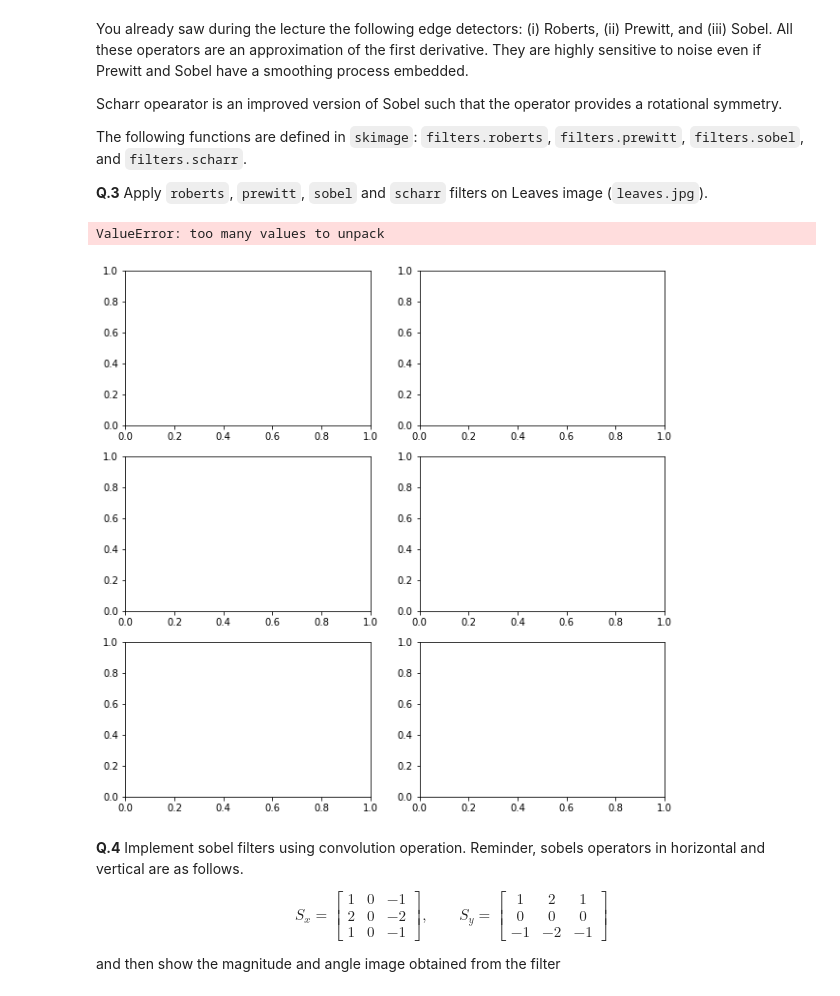
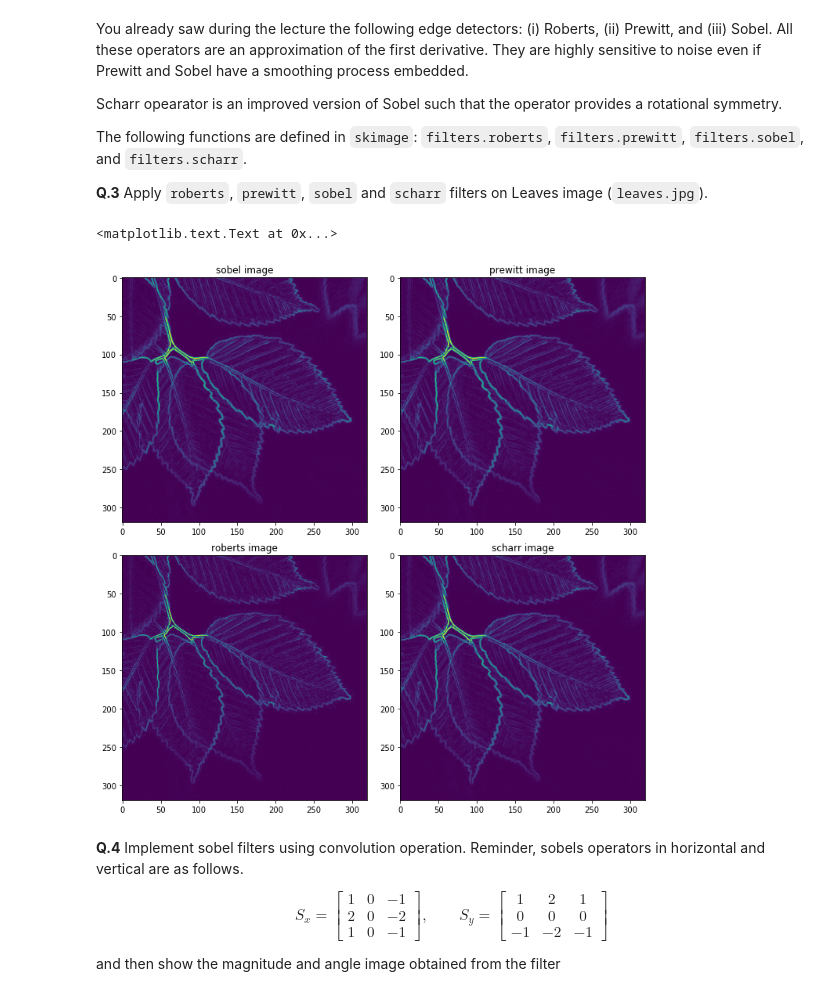
Before and after one commit to auramma/B31XB-IIP-TP-1718, a Jupyter notebook: 4-filter-spatial-domain/4-spatial-filter.ipynb, the cells around one changed output. Saved outputs shown, nothing was run; the diff lists cells and outputs as text; code cells hidden in the pictures.

```diff
--- a/4-filter-spatial-domain/4-spatial-filter.ipynb
+++ b/4-filter-spatial-domain/4-spatial-filter.ipynb
@@ -105,34 +105,34 @@ The following functions are defined in `skimage`: `filters.roberts`, `filters.pr
 # %%
 leaves_in = "./images/leaves.jpg"
 leaves = io.imread(leaves_in, as_grey=True)
 
 
 #Filters
 leaves_sb = filters.sobel(leaves)
 leaves_pt = filters.prewitt(leaves)
 leaves_rb = filters.roberts(leaves)
 leaves_sr = filters.scharr(leaves)
 
-fig, axes= plt.subplots(nrows=3, ncols=2, figsize=(10, 10))
-ax0, ax1, ax2, ax3, ax4 = axes.ravel()
+fig, axes= plt.subplots(nrows=2, ncols=2, figsize=(10, 10))
+ax0, ax1, ax2, ax3 = axes.ravel()
 
-ax0.imshow(leaves, cmap=cm.gray)
-ax0.set_title('original image')
+io.imshow(leaves, cmap=cm.gray)
+plt.title('original image')
 
-ax1.imshow(leaves_sb)
-ax1.set_title('sobel image')
+ax0.imshow(leaves_sb)
+ax0.set_title('sobel image')
 
-ax2.imshow(leaves_pt)
-ax2.set_title('prewitt image')
+ax1.imshow(leaves_pt)
+ax1.set_title('prewitt image')
 
-ax3.imshow(leaves_rb)
-ax3.set_title('roberts image')
+ax2.imshow(leaves_rb)
+ax2.set_title('roberts image')
 
-ax4.imshow(leaves_sr)
-ax4.set_title('scharr image')
+ax3.imshow(leaves_sr)
+ax3.set_title('scharr image')
 # %% [output]
-ValueError: too many values to unpack
+<matplotlib.text.Text at 0x...>
-[figure, old version]
+[figure, new version]
 # %% [markdown]
 **Q.4** Implement sobel filters using convolution operation.
 Reminder, sobels operators in horizontal and vertical are as follows.
```
